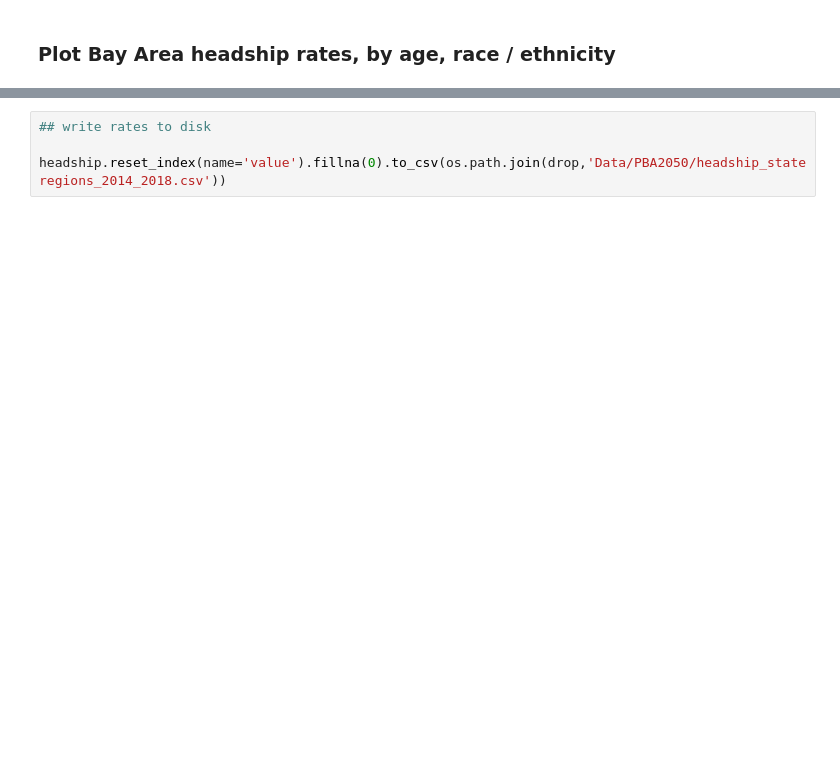
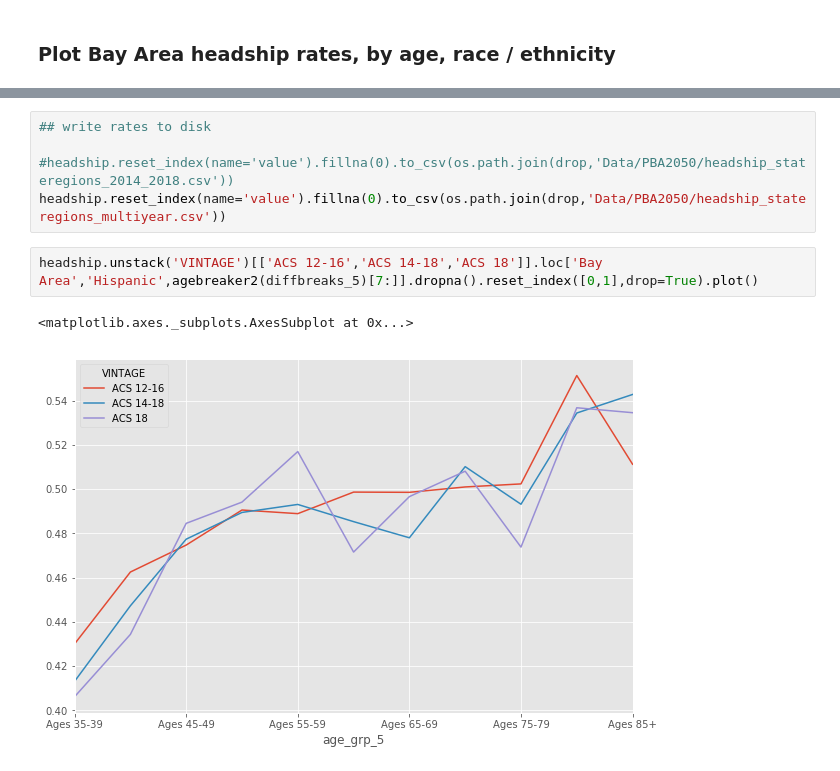
Before and after one commit to BayAreaMetro/regional_forecast, a Jupyter notebook: household_forecast/preprocess/HHPROJ UTIL A - Generate multi-region headship rates from PUMS.ipynb, the cells around one changed output, grey strips where cells are left out. Saved outputs shown, nothing was run; the diff lists cells and outputs as text; blank space fills up the shorter version.

```diff
--- a/household_forecast/preprocess/HHPROJ UTIL A - Generate multi-region headship rates from PUMS.ipynb
+++ b/household_forecast/preprocess/HHPROJ UTIL A - Generate multi-region headship rates from PUMS.ipynb
@@ -491,4 +454,10 @@ plt.xticks(rotation=45)
 # %%
 ## write rates to disk
 
-headship.reset_index(name='value').fillna(0).to_csv(os.path.join(drop,'Data/PBA2050/headship_stateregions_2014_2018.csv'))
+#headship.reset_index(name='value').fillna(0).to_csv(os.path.join(drop,'Data/PBA2050/headship_stateregions_2014_2018.csv'))
+headship.reset_index(name='value').fillna(0).to_csv(os.path.join(drop,'Data/PBA2050/headship_stateregions_multiyear.csv'))
+# %%
+headship.unstack('VINTAGE')[['ACS 12-16','ACS 14-18','ACS 18']].loc['Bay Area','Hispanic',agebreaker2(diffbreaks_5)[7:]].dropna().reset_index([0,1],drop=True).plot()
+# %% [output]
+<matplotlib.axes._subplots.AxesSubplot at 0x...>
+[figure, added]
```
Also changed, not shown: parts of 17 cells of this notebook, 3 other files.
